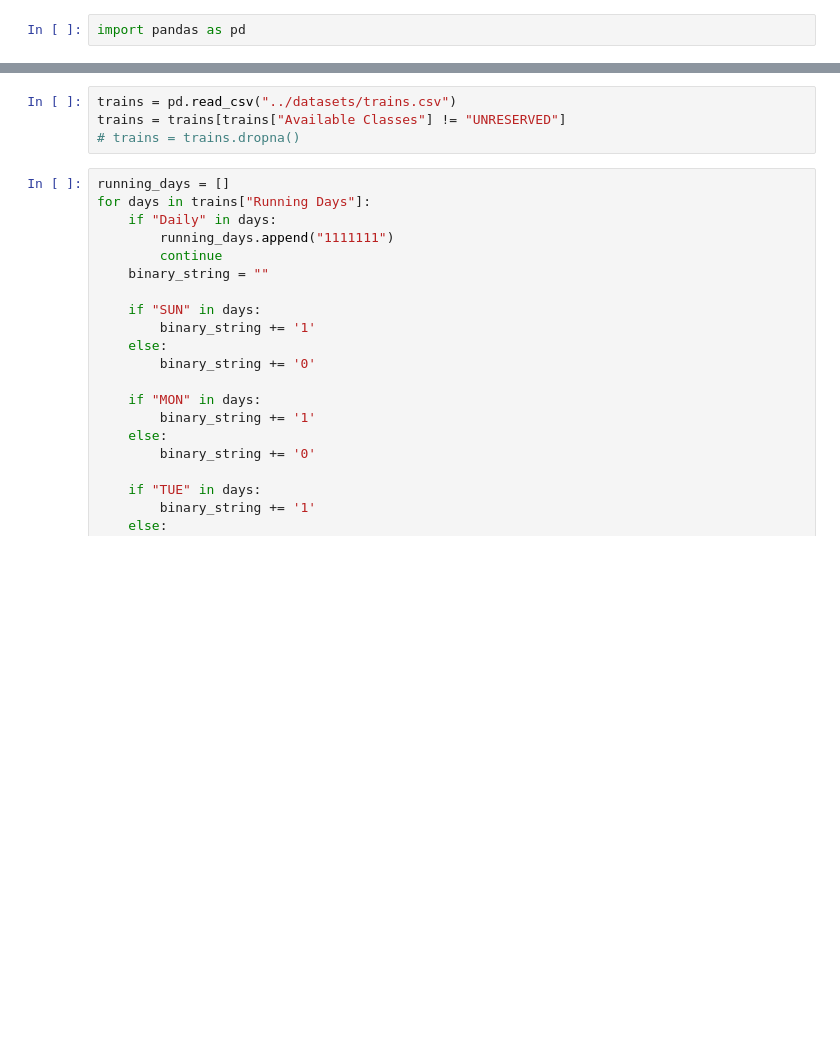
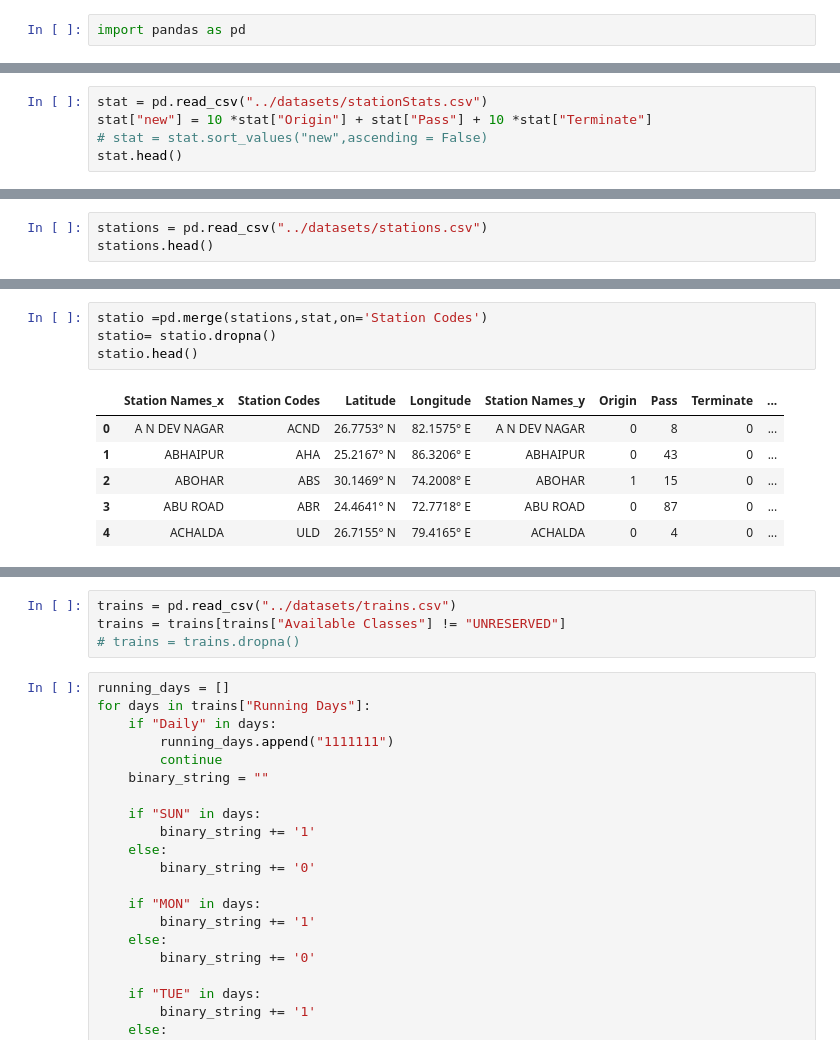
Before and after one commit to ayushdubey003/AI-based-Railway-Reservation-System, a Jupyter notebook: iPython Notebooks/Algorithm.ipynb, the cells around one changed output, grey strips where cells are left out. Cells and saved outputs as stored; diff of their text form; blank space fills up the shorter version.

Commit message:
Datasets Modified

```diff
--- a/iPython Notebooks/Algorithm.ipynb
+++ b/iPython Notebooks/Algorithm.ipynb
@@ -5,0 +3,5 @@ destination = "ALD"
+# %%
+stat = pd.read_csv("../datasets/stationStats.csv")
+stat["new"] = 10 *stat["Origin"] + stat["Pass"] + 10 *stat["Terminate"]
+# stat = stat.sort_values("new",ascending = False)
+stat.head()
@@ -5,0 +15,3 @@ destination = "ALD"
+# %%
+stations = pd.read_csv("../datasets/stations.csv")
+stations.head()
@@ -5,0 +25,11 @@ destination = "ALD"
+# %%
+statio =pd.merge(stations,stat,on='Station Codes')
+statio= statio.dropna()
+statio.head()
+# %% [output]
+|  | Station Names_x | Station Codes | Latitude | Longitude | Station Names_y | Origin | Pass | Terminate | ... |
+| 0 | A N DEV NAGAR | ACND | 26.7753° N | 82.1575° E | A N DEV NAGAR | 0 | 8 | 0 | ... |
+| 1 | ABHAIPUR | AHA | 25.2167° N | 86.3206° E | ABHAIPUR | 0 | 43 | 0 | ... |
+| 2 | ABOHAR | ABS | 30.1469° N | 74.2008° E | ABOHAR | 1 | 15 | 0 | ... |
+| 3 | ABU ROAD | ABR | 24.4641° N | 72.7718° E | ABU ROAD | 0 | 87 | 0 | ... |
+| 4 | ACHALDA | ULD | 26.7155° N | 79.4165° E | ACHALDA | 0 | 4 | 0 | ... |
```
Also changed, not shown: parts of 6 cells of this notebook, 2 other files.
